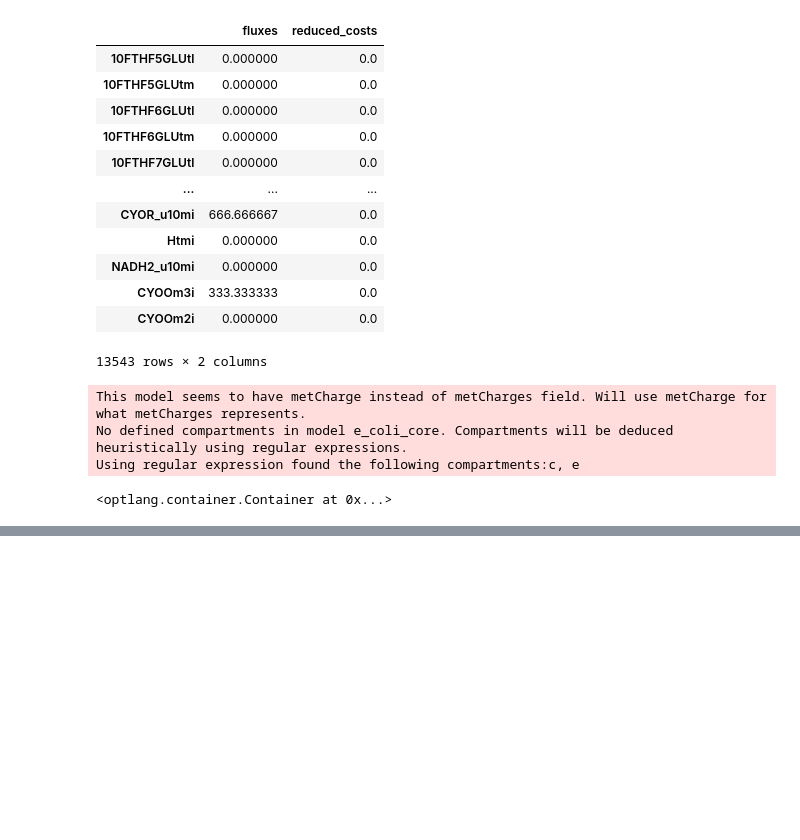
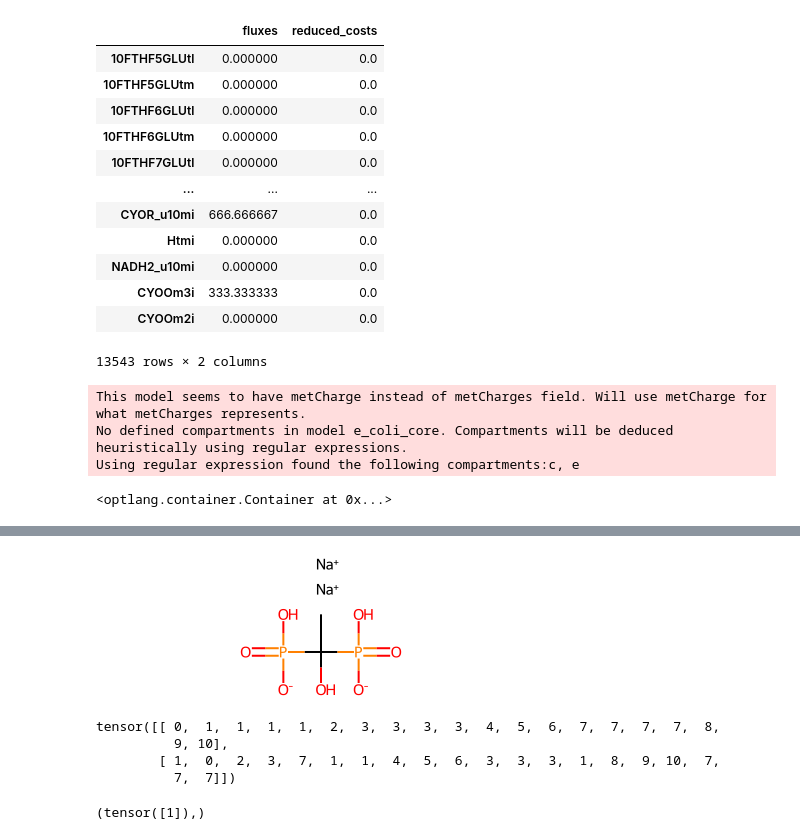
Before and after one commit to pgmikhael/clipzyme, a Jupyter notebook: notebooks/metabio.ipynb, the cells around one changed output, grey strips where cells are left out. Cells and saved outputs as stored; diff of their text form; code cells hidden in the pictures; blank space fills up the shorter version.

```diff
--- a/notebooks/metabio.ipynb
+++ b/notebooks/metabio.ipynb
@@ -633,0 +791,4 @@ model.constraints
+# %%
+mol
+# %% [output]
+[figure, added]
@@ -633,0 +797,7 @@ model.constraints
+# %%
+e
+# %% [output]
+tensor([[ 0,  1,  1,  1,  1,  2,  3,  3,  3,  3,  4,  5,  6,  7,  7,  7,  7,  8,
+          9, 10],
+        [ 1,  0,  2,  3,  7,  1,  1,  4,  5,  6,  3,  3,  3,  1,  8,  9, 10,  7,
+          7,  7]])
@@ -633,0 +808,4 @@ model.constraints
+# %%
+torch.where(edge_to_i & edge_from_j)
+# %% [output]
+(tensor([1]),)
```
Also changed, not shown: parts of 58 cells of this notebook.
